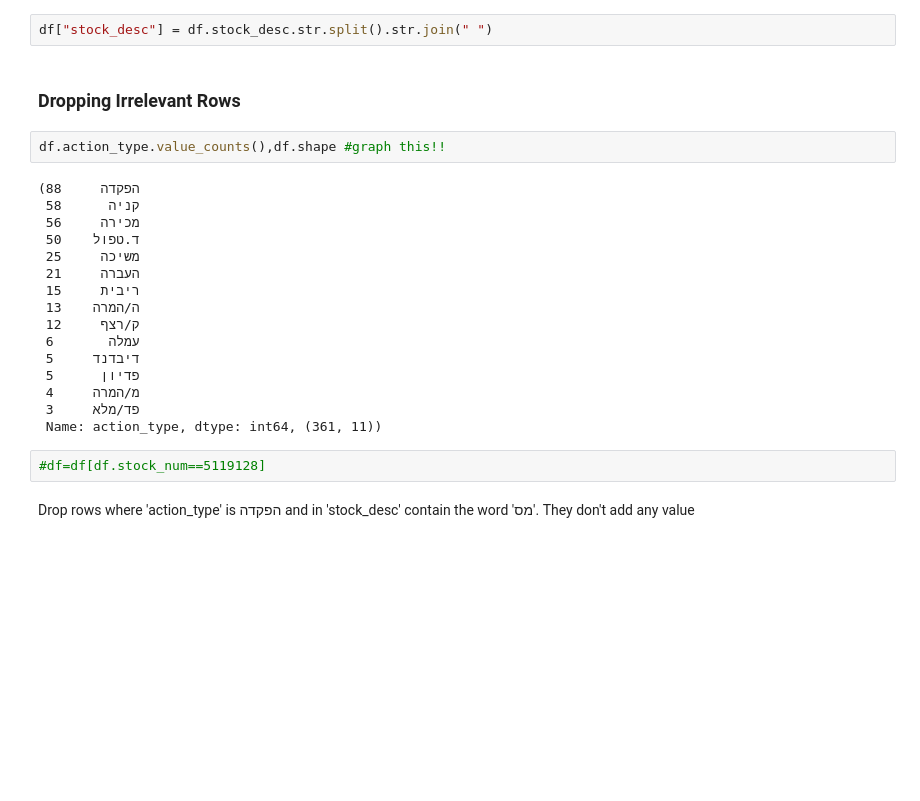
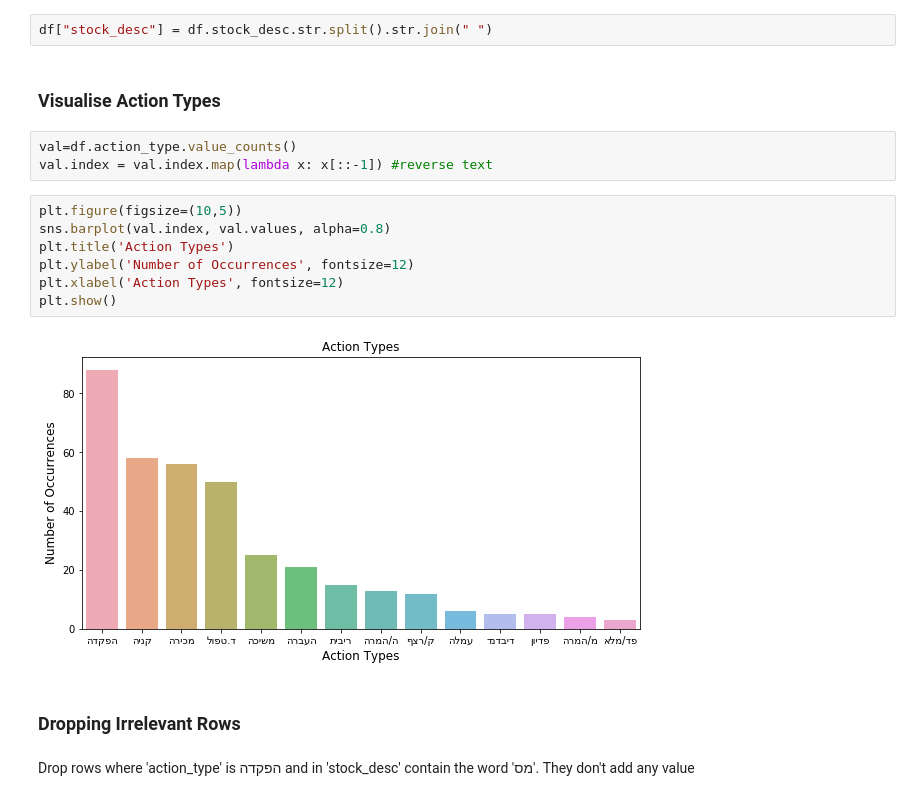
Before and after one commit to ItaiSeri/IBI_Investment_XIRR_Computation, a Jupyter notebook: My_Investment_Analysis.ipynb, the cells around one changed output. Drawn from its saved outputs; the diff is of its cells as text; blank space fills up the shorter version.

Commit message:
Added graph

```diff
--- a/My_Investment_Analysis.ipynb
+++ b/My_Investment_Analysis.ipynb
@@ -68,28 +71,22 @@ df.head(2)
 Clean extra white spaces in 'stock_desc' column
 # %%
 df["stock_desc"] = df.stock_desc.str.split().str.join(" ")
+# %% [markdown]
+### Visualise Action Types
+# %%
+val=df.action_type.value_counts()
+val.index = val.index.map(lambda x: x[::-1]) #reverse text
+# %%
+plt.figure(figsize=(10,5))
+sns.barplot(val.index, val.values, alpha=0.8)
+plt.title('Action Types')
+plt.ylabel('Number of Occurrences', fontsize=12)
+plt.xlabel('Action Types', fontsize=12)
+plt.show()
+# %% [output]
+[figure, added]
 # %% [markdown]
 ### Dropping Irrelevant Rows
-# %%
-df.action_type.value_counts(),df.shape #graph this!!
-# %% [output]
-(הפקדה     88
- קניה      58
- מכירה     56
- ד.טפול    50
- משיכה     25
- העברה     21
- ריבית     15
- ה/המרה    13
- ק/רצף     12
- עמלה       6
- דיבדנד     5
- פדיון      5
- מ/המרה     4
- פד/מלא     3
- Name: action_type, dtype: int64, (361, 11))
-# %%
-#df=df[df.stock_num==5119128]
 # %% [markdown]
 Drop rows where 'action_type' is הפקדה and in 'stock_desc' contain the word 'מס'. They don't add any value
 # %%
```
Also changed, not shown: parts of 1 cell of this notebook.
